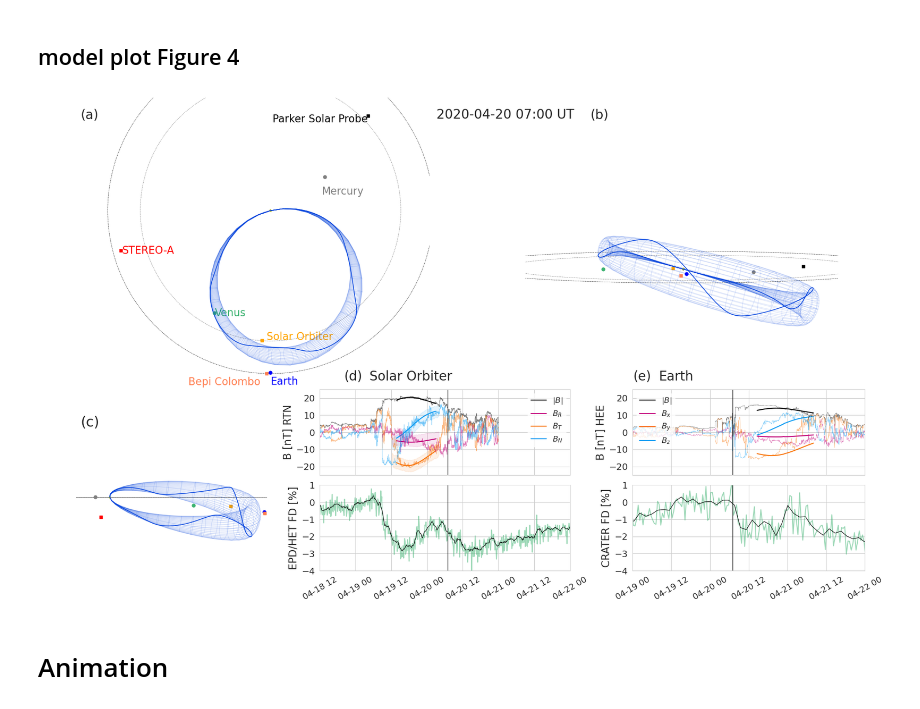
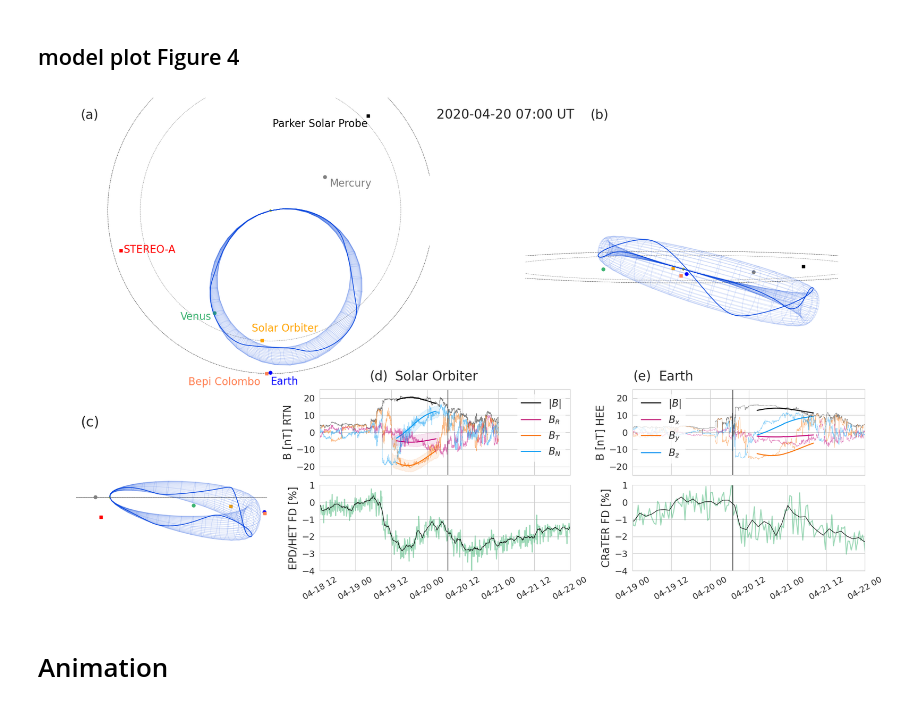
Before and after one commit to cmoestl/solar_orbiter, a Jupyter notebook: forstner_2020_visuals.ipynb, the cells around one changed output. Drawn from its saved outputs; the diff is of its cells as text; code cells hidden in the pictures.

```diff
--- a/forstner_2020_visuals.ipynb
+++ b/forstner_2020_visuals.ipynb
@@ -946,7 +946,7 @@ ax4.fill_between(plot_res[0,:], miny,maxy, alpha=0.1,color=C2)
 ax4.fill_between(plot_res[0,:], minz,maxz, alpha=0.1,color=C3)
 
 
-ax4.legend(loc="upper right", fontsize=12,ncol=1,edgecolor='white')
+ax4.legend(loc="upper right", fontsize=15,ncol=1,edgecolor='white')
 #ax4.set_ylabel('Solar Orbiter B [nT] RTN')
 ax4.set_ylabel('B [nT] RTN',fontsize=16)
 ax4.set_xlim(datetime.datetime(2020,4,18,12,0),datetime.datetime(2020,4,22,0,0))
@@ -972,7 +972,7 @@ ax5.plot(win.time, -win.bx, color=C1,lw=0.5,alpha=setalpha)
 ax5.plot(win.time, -win.by, color=C2,lw=0.5,alpha=setalpha)
 ax5.plot(win.time, win.bz, color=C3,lw=0.5,alpha=setalpha)
 
-ax5.legend(loc="upper left", fontsize=12,ncol=1,edgecolor='white')
+ax5.legend(loc="upper left", fontsize=15,ncol=1,edgecolor='white')
 
 
 
@@ -1026,7 +1026,7 @@ ax7.plot(crater_norm2['D2'], color='black',lw=0.8)
 ax7.set_xlim(datetime.datetime(2020,4,19,0,0),datetime.datetime(2020,4,22,0,0))
 ax7.tick_params(axis='y',labelsize=14)
 #ax7.set_ylabel('CRATER FD amplitude [%]',fontsize=13)
-ax7.set_ylabel('CRATER FD [%]',fontsize=16)
+ax7.set_ylabel('CRaTER FD [%]',fontsize=16)
 ax7.set_ylim(-4,1)
 ax7.set_yticks([-4,-3,-2,-1,0,1])
 ax7.plot([TP_B,TP_B], [-200,200], color='black',linewidth=1,alpha=0.8)
@@ -1078,41 +1078,41 @@ plt.annotate(parse_time(TP_B).iso[0:16]+' UT',[0.55,0.95],ha='center',xycoords='
 
 fsize=20
 
 #planet and spacecraft labels
 ax1.text(earth.x[earth_timeind]-0.03,earth.y[earth_timeind],earth.z[earth_timeind],'Earth', color=earth_color, ha='left',fontsize=fsize-4,verticalalignment='top')
-ax1.text(solo.x[solo_timeind],solo.y[solo_timeind]-0.08,solo.z[solo_timeind],'Solar Orbiter', color=solo_color, ha='left',fontsize=fsize-4,verticalalignment='top')
-ax1.text(venus.x[earth_timeind],venus.y[earth_timeind]-0.03,venus.z[earth_timeind],'Venus', color=venus_color, ha='left',fontsize=fsize-4,verticalalignment='top')
-ax1.text(mercury.x[earth_timeind],mercury.y[earth_timeind]+0.05,mercury.z[earth_timeind],'Mercury', color=mercury_color, ha='left',fontsize=fsize-4,verticalalignment='top')
+ax1.text(solo.x[solo_timeind]+0.1,solo.y[solo_timeind]-0.05,solo.z[solo_timeind],'Solar Orbiter', color=solo_color, ha='left',fontsize=fsize-4,verticalalignment='top')
+ax1.text(venus.x[earth_timeind],venus.y[earth_timeind],venus.z[earth_timeind],'Venus', color=venus_color, ha='right',fontsize=fsize-4,verticalalignment='top')
+ax1.text(mercury.x[earth_timeind],mercury.y[earth_timeind]-0.02,mercury.z[earth_timeind],'Mercury', color=mercury_color, ha='left',fontsize=fsize-4,verticalalignment='top')
 
-ax1.text(psp.x[psp_timeind]+0.02,psp.y[psp_timeind],psp.z[psp_timeind],'Parker Solar Probe', color=psp_color, ha='right',fontsize=fsize-4,verticalalignment='top')
+ax1.text(psp.x[psp_timeind],psp.y[psp_timeind]+0.02,psp.z[psp_timeind],'Parker Solar Probe', color=psp_color, ha='right',fontsize=fsize-4,verticalalignment='top')
 ax1.text(bepi.x[bepi_timeind],bepi.y[bepi_timeind]+0.03,bepi.z[bepi_timeind],'Bepi Colombo', color=bepi_color, ha='right',fontsize=fsize-4,verticalalignment='top')
-ax1.text(sta.x[sta_timeind],sta.y[sta_timeind]-0.02,sta.z[sta_timeind],'STEREO-A', color=sta_color, ha='left',fontsize=fsize-4,verticalalignment='top')
+ax1.text(sta.x[sta_timeind],sta.y[sta_timeind]-0.03,sta.z[sta_timeind],'STEREO-A', color=sta_color, ha='left',fontsize=fsize-4,verticalalignment='top')
 
 
 
 
 plt.annotate('(a)',[0.05,0.95],xycoords='figure fraction',fontsize=20)
 plt.annotate('(b)',[0.65,0.95],xycoords='figure fraction',fontsize=20)
 #plt.annotate('(c)',[0.7,0.35],xycoords='figure fraction',fontsize=20)
 #plt.annotate('(d)',[0.01,0.4],xycoords='figure fraction',fontsize=20)
 #plt.annotate('(e)',[0.35,0.4],xycoords='figure fraction',fontsize=20)
 
 plt.annotate('(c)',[0.05,0.35],xycoords='figure fraction',fontsize=22)
-plt.annotate('(d)',[0.33+0.03,0.41+shiftv],xycoords='figure fraction',fontsize=20)
+plt.annotate('(d)',[0.33+0.06,0.41+shiftv],xycoords='figure fraction',fontsize=20)
 plt.annotate('(e)',[0.7,0.41+shiftv],xycoords='figure fraction',fontsize=20)
 
 
-plt.annotate('Solar Orbiter',[0.36+0.03,0.41+shiftv],xycoords='figure fraction',fontsize=20,ha='left')
+plt.annotate('Solar Orbiter',[0.36+0.06,0.41+shiftv],xycoords='figure fraction',fontsize=20,ha='left')
 plt.annotate('Earth',[0.73,0.41+shiftv],xycoords='figure fraction',fontsize=20,ha='left')
 
 #plt.tight_layout()
 
 #plt.annotate(parse_time(t_launch).iso[0:16],[0.55,0.35],ha='center',xycoords='figure fraction',fontsize=20)
 
 plt.savefig('results/forstner_2020/figure_4_3dcore_visual_davies_new.pdf')#bbox_inches='tight')
 plt.savefig('results/forstner_2020/figure_4_3dcore_visual_davies_new.png', dpi=200)#,bbox_inches='tight')
 # %% [output]
-[figure, old version]
+[figure, new version]
 # %% [markdown]
 # Animation
 # %%
```
